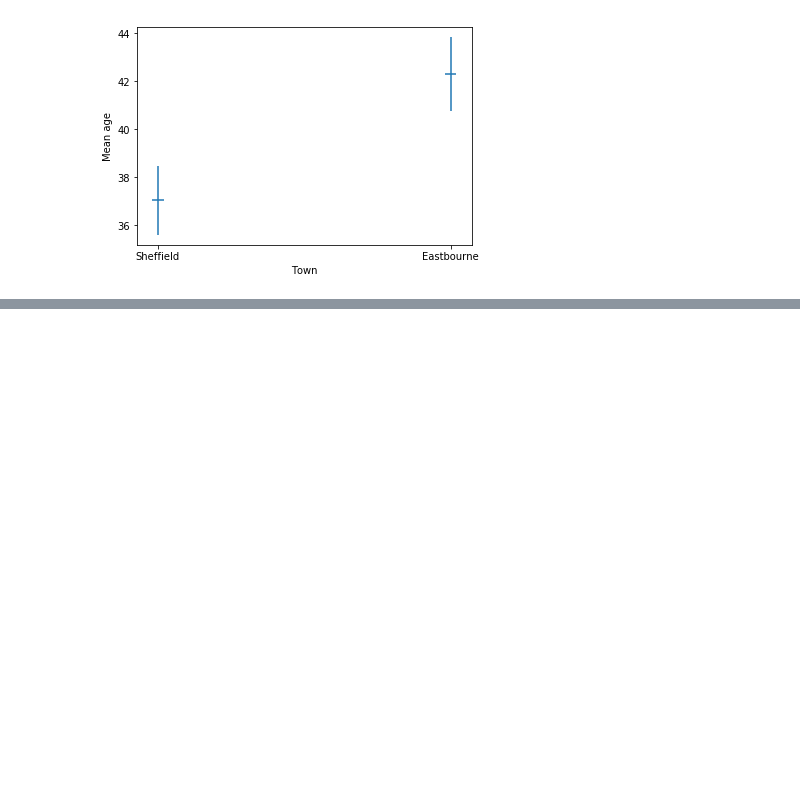
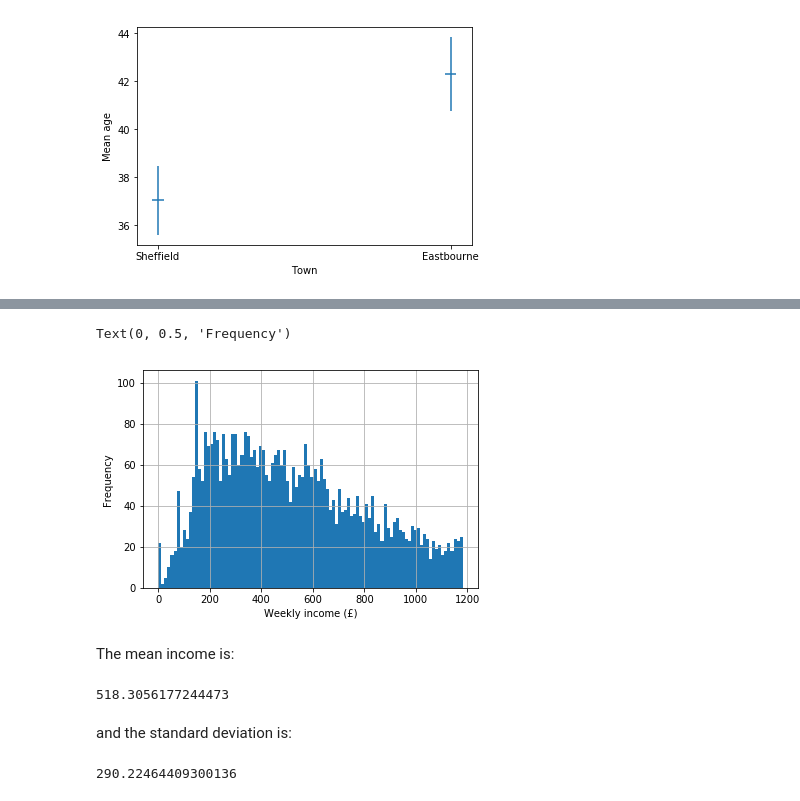
Before and after one commit to philmikejones/stats101, a Jupyter notebook: notebooks/stats101.ipynb, the cells around one changed output, grey strips where cells are left out. Cells and saved outputs as stored; diff of their text form; code cells hidden in the pictures; blank space fills up the shorter version.

Commit message:
add notes on standard devs; skewness; kurtosis

```diff
--- a/notebooks/stats101.ipynb
+++ b/notebooks/stats101.ipynb
@@ -541,0 +572,19 @@ Text(0.5, 0, 'Town')
+# %%
+food_trimmed.P344pr.hist(bins = 100)
+plt.xlabel("Weekly income (£)")
+plt.ylabel("Frequency")
+# %% [output]
+Text(0, 0.5, 'Frequency')
+[figure, added]
+# %% [markdown]
+The mean income is:
+# %%
+food_trimmed.P344pr.mean()
+# %% [output]
+518.3056177244473
+# %% [markdown]
+and the standard deviation is:
+# %%
+food_trimmed.P344pr.std()
+# %% [output]
+290.22464409300136
```
Also changed, not shown: parts of 7 cells of this notebook.
